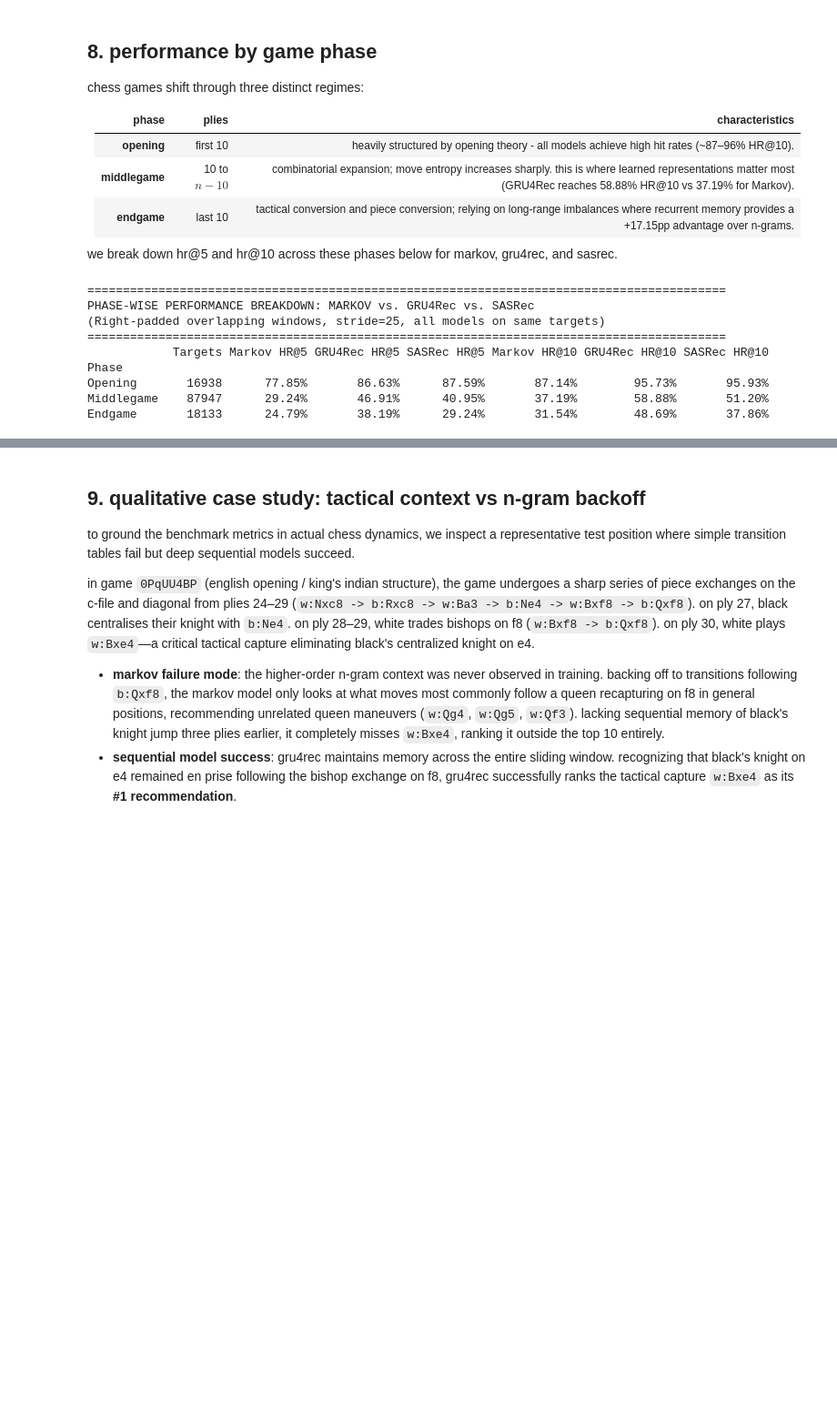
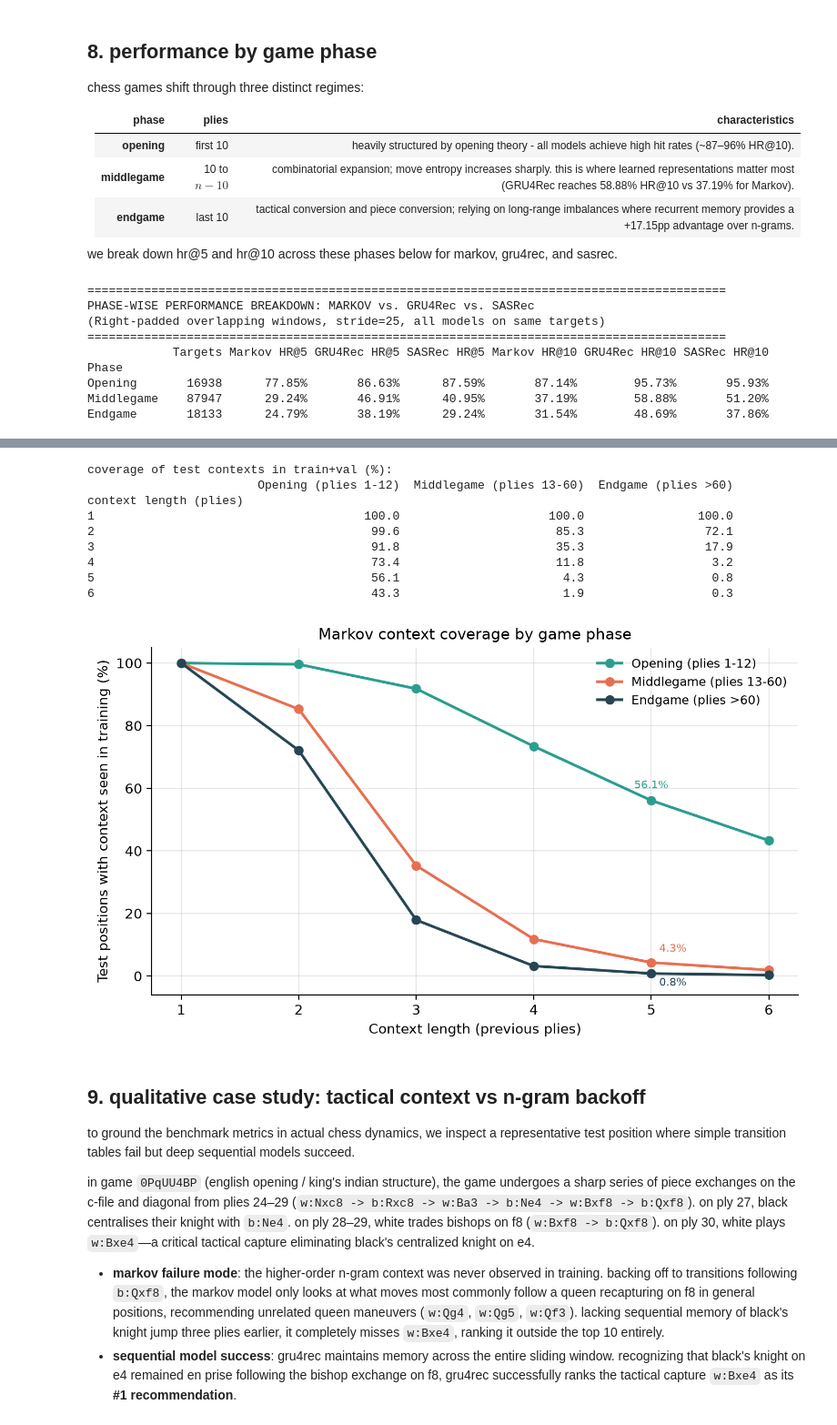
Before and after one commit to weih04/Recommendation-System, a Jupyter notebook: Chess-Dataset/models_benchmarking.ipynb, the cells around one changed output, grey strips where cells are left out. Shown at 91% size. Saved outputs shown, nothing was run; the diff lists cells and outputs as text; code cells hidden in the pictures; blank space fills up the shorter version.

```diff
--- a/Chess-Dataset/models_benchmarking.ipynb
+++ b/Chess-Dataset/models_benchmarking.ipynb
@@ -1051,3 +1055,68 @@ Endgame       18133      24.79%       38.19%      29.24%       31.54%        48.
+# %%
+# markov context coverage: share of test positions whose previous-k-ply context appears in train+val
+PHASES = [("Opening (plies 1-12)", 1, 12),
+          ("Middlegame (plies 13-60)", 13, 60),
+          ("Endgame (plies >60)", 61, 10**9)]
+MAX_CTX = 6
+CTX_RANGE = range(1, MAX_CTX + 1)
+
+seen_ctx = {k: set() for k in CTX_RANGE}
+for seq in trainval_seqs.values():
+    for i in range(len(seq)):
+        for k in CTX_RANGE:
+            if i >= k:
+                seen_ctx[k].add(tuple(seq[i - k:i]))
+
+# [seen, total] per phase and context length
+cov = {name: {k: [0, 0] for k in CTX_RANGE} for name, _, _ in PHASES}
+for seq in test_seqs.values():
+    for i in range(1, len(seq)):
+        if seq[i] == 0:                      # <unk> is never a target
+            continue
+        ply = i + 1                          # 1-indexed ply of the target move
+        name = next(n for n, lo, hi in PHASES if lo <= ply <= hi)
+        for k in CTX_RANGE:
+            if i >= k:                       # only positions with a full k-ply context
+                cov[name][k][1] += 1
+                cov[name][k][0] += tuple(seq[i - k:i]) in seen_ctx[k]
+
+coverage_df = pd.DataFrame(
+    {name: [100 * cov[name][k][0] / cov[name][k][1] for k in CTX_RANGE] for name, _, _ in PHASES},
+    index=pd.Index(list(CTX_RANGE), name="context length (plies)"),
+).round(1)
+print("coverage of test contexts in train+val (%):")
+print(coverage_df.to_string())
+
+fig, ax = plt.subplots(figsize=(7.5, 4.5), dpi=200)
+colors = ["#2a9d8f", "#e76f51", "#264653"]
+label_offsets = [(0, 9), (16, 8), (16, -9)]
+for (name, _, _), color, offset in zip(PHASES, colors, label_offsets):
+    ax.plot(list(CTX_RANGE), coverage_df[name], marker="o", lw=2, color=color, label=name)
+    ax.annotate(f"{coverage_df[name].loc[5]:.1f}%", (5, coverage_df[name].loc[5]),
+                textcoords="offset points", xytext=offset, ha="center", fontsize=8, color=color)
+ax.set_xlabel("Context length (previous plies)")
+ax.set_ylabel("Test positions with context seen in training (%)")
+ax.set_xticks(list(CTX_RANGE))
+ax.set_ylim(-6, 105)
+ax.set_yticks([0, 20, 40, 60, 80, 100])
+ax.grid(alpha=0.3)
+ax.spines[["top", "right"]].set_visible(False)
+ax.legend(frameon=False, fontsize=9)
+ax.set_title("Markov context coverage by game phase", fontsize=11)
+fig.tight_layout()
+fig.savefig("images/markov_context_coverage.png")
+plt.show()
+# %% [output]
+coverage of test contexts in train+val (%):
+                        Opening (plies 1-12)  Middlegame (plies 13-60)  Endgame (plies >60)
+context length (plies)
+1                                      100.0                     100.0                100.0
+2                                       99.6                      85.3                 72.1
+3                                       91.8                      35.3                 17.9
+4                                       73.4                      11.8                  3.2
+5                                       56.1                       4.3                  0.8
+6                                       43.3                       1.9                  0.3
+[figure, added]
 # %% [markdown]
 ## 9. qualitative case study: tactical context vs n-gram backoff
 
```
Also changed, not shown: parts of 10 cells of this notebook, 1 other file.
